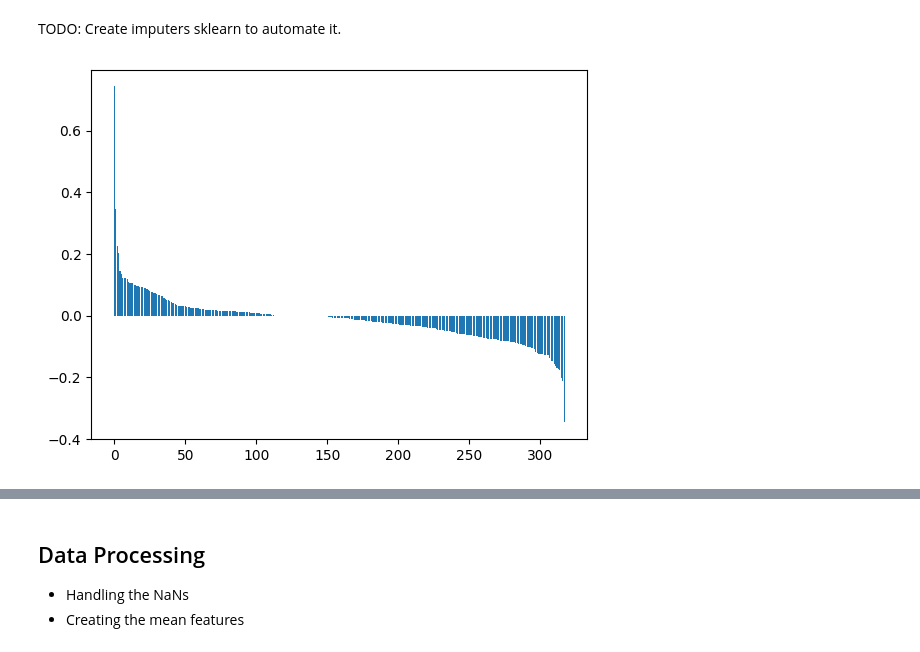
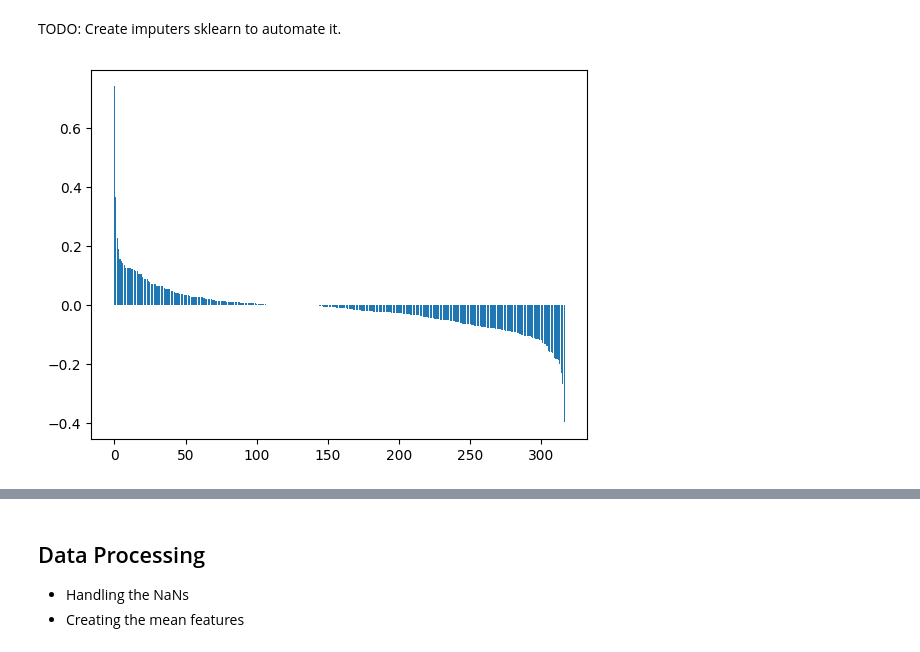
Before and after one commit to Savitar-Hub/sales-forecasting, a Jupyter notebook: wine-production/1. Exploratory Data Analysis.ipynb, the cells around one changed output, grey strips where cells are left out. Cells and saved outputs as stored; diff of their text form; code cells hidden in the pictures.

```diff
--- a/wine-production/1. Exploratory Data Analysis.ipynb
+++ b/wine-production/1. Exploratory Data Analysis.ipynb
@@ -916,6 +917,7 @@ X_train_feature_importance.drop([
     'year_x',
     'year_y',
     'id_finca',
+    'ID_ESTACION',
     'id_zone',
     'id_station'
 ], axis=1, inplace=True)
@@ -948,6 +952,6 @@ Name: production_log, Length: 6256, dtype: float64
 # %%
-model = HuberRegressor()
-model.fit(X_train_feature_importance, Y_train_df_explore.loc[X_train_feature_importance_idx, 'production_log'])
+model_lr = HuberRegressor()
+model_lr.fit(X_train_feature_importance, Y_train_df_explore.loc[X_train_feature_importance_idx, 'production_log'])
 # %% [output]
 STOP: TOTAL NO. of ITERATIONS REACHED LIMIT.
 
@@ -959,12 +963,12 @@ HuberRegressor()
 TODO: Create imputers sklearn to automate it.
 # %%
 # What is important, is to know the model coefficients
-importance = model.coef_
-importance_sorted = importance.argsort()[::-1]
+importance_lr = model_lr.coef_
+importance_lr_sorted = importance_lr.argsort()[::-1]
 
 # plot feature importance
-plt.bar([x for x in range(len(importance))], importance[importance_sorted])
+plt.bar([x for x in range(len(importance_lr))], importance_lr[importance_lr_sorted])
 plt.show()
 # %% [output]
-[figure, old version]
+[figure, new version]
 # %%
```
Also changed, not shown: parts of 10 cells of this notebook.
